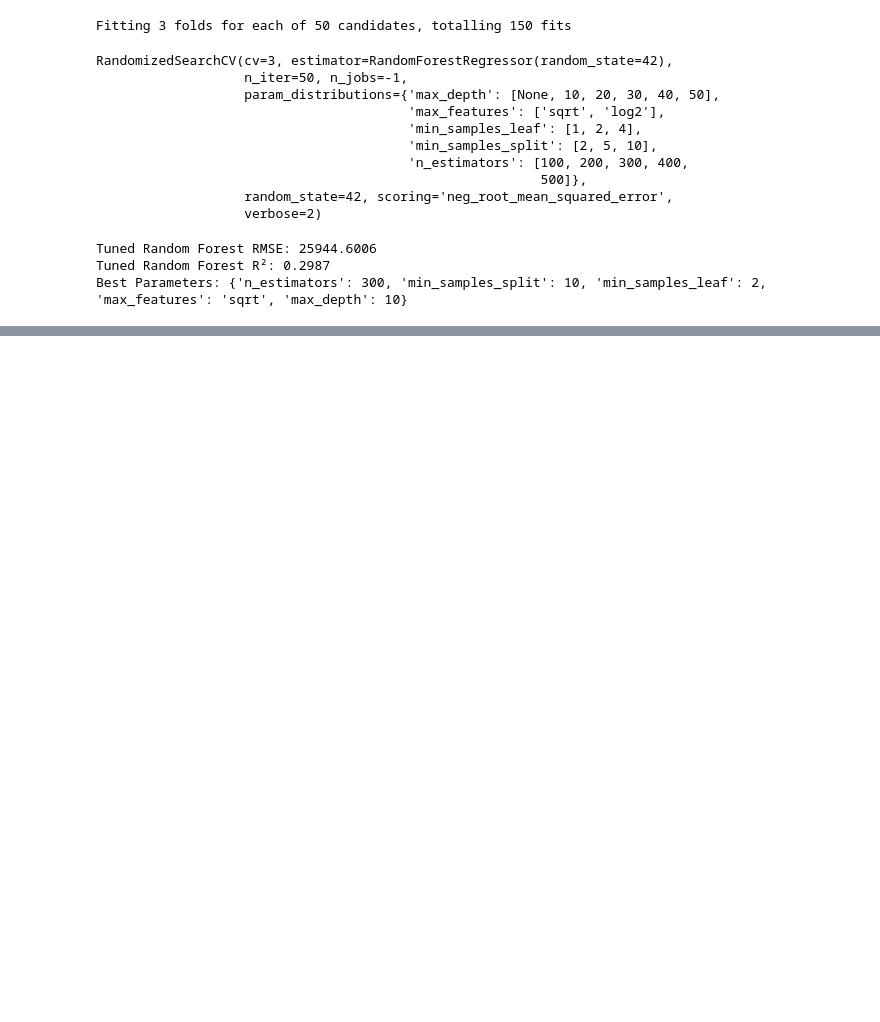
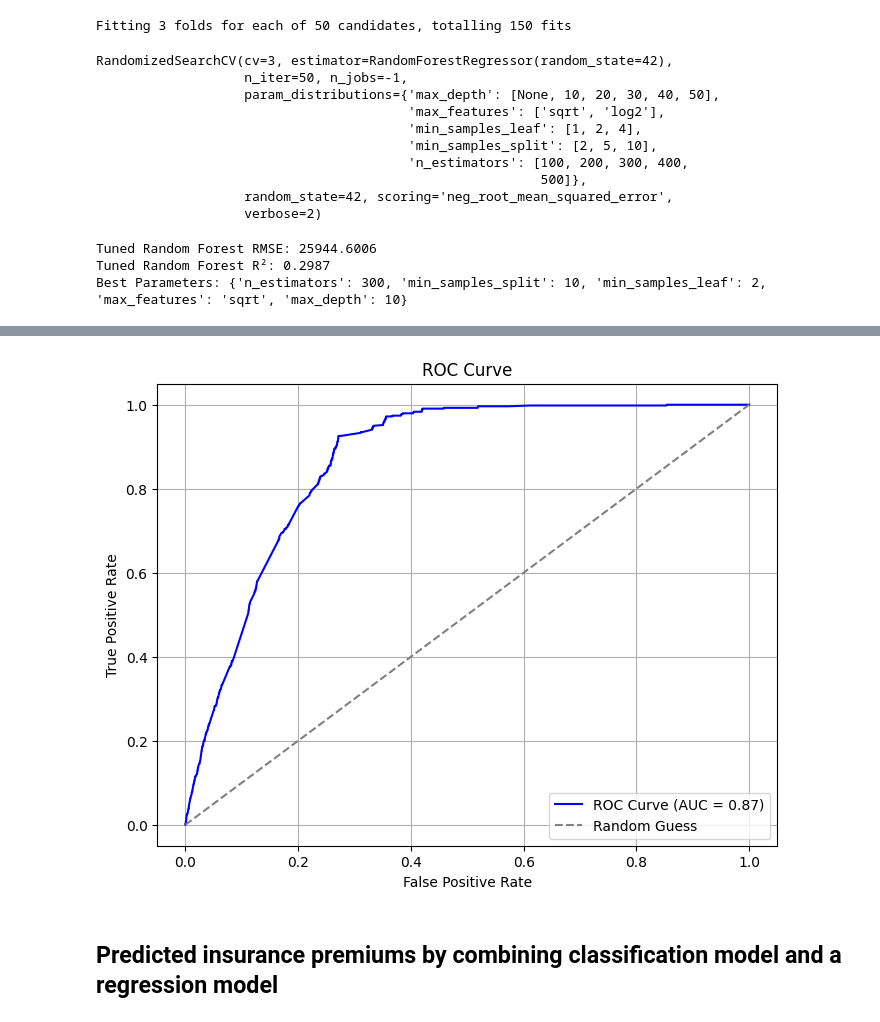
Before and after one commit to Naty-12/Insurance-analytics_week3, a Jupyter notebook: notebooks/task4_modeling.ipynb, the cells around one changed output, grey strips where cells are left out. Drawn from its saved outputs; the diff is of its cells as text; code cells hidden in the pictures; blank space fills up the shorter version.

Commit message:
risk premium prediction

```diff
--- a/notebooks/task4_modeling.ipynb
+++ b/notebooks/task4_modeling.ipynb
@@ -169,0 +143,5 @@ XGBoost R²: 0.2389
+# %%
+df['HasClaim'] = (df['TotalClaims'] > 0).astype(int)
+# %%
+categorical = df.select_dtypes(include='object').columns.tolist()
+df_encode = pd.get_dummies(df, columns=categorical, drop_first=True)
@@ -169,0 +168,32 @@ XGBoost R²: 0.2389
+# %%
+from xgboost import XGBClassifier
+
+model = XGBClassifier(
+    scale_pos_weight=370,  # imbalance ratio (optional)
+    use_label_encoder=False,
+    eval_metric='logloss',
+    random_state=42
+)
+# %%
+model.fit(X_train, y_train)
+
+# Now you can use predict_proba
+y_probs = model.predict_proba(X_test)[:, 1]
+# %%
+from sklearn.metrics import roc_auc_score, roc_curve
+import matplotlib.pyplot as plt
+
+fpr, tpr, thresholds = roc_curve(y_test, y_probs)
+roc_auc = roc_auc_score(y_test, y_probs)
+
+plt.figure(figsize=(8, 6))
+plt.plot(fpr, tpr, label=f"ROC Curve (AUC = {roc_auc:.2f})", color='blue')
+plt.plot([0, 1], [0, 1], '--', color='gray', label='Random Guess')
+plt.xlabel("False Positive Rate")
+plt.ylabel("True Positive Rate")
+plt.title("ROC Curve")
+plt.legend()
+plt.grid(True)
+plt.show()
+# %% [output]
+[figure, added]
@@ -169,0 +202,2 @@ XGBoost R²: 0.2389
+# %% [markdown]
+## Predicted insurance premiums by combining classification model and a regression model
```
Also changed, not shown: parts of 15 cells of this notebook.
